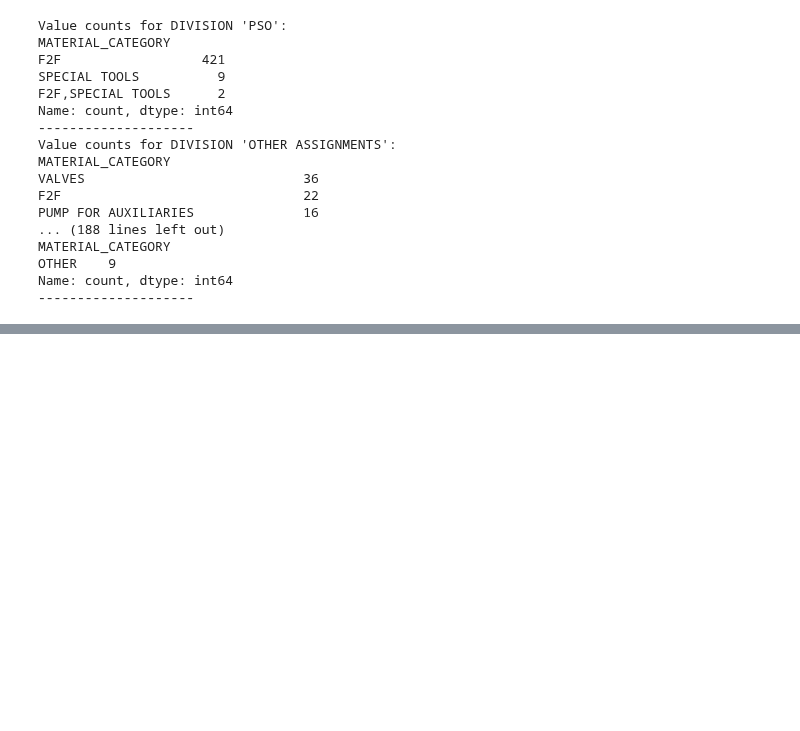
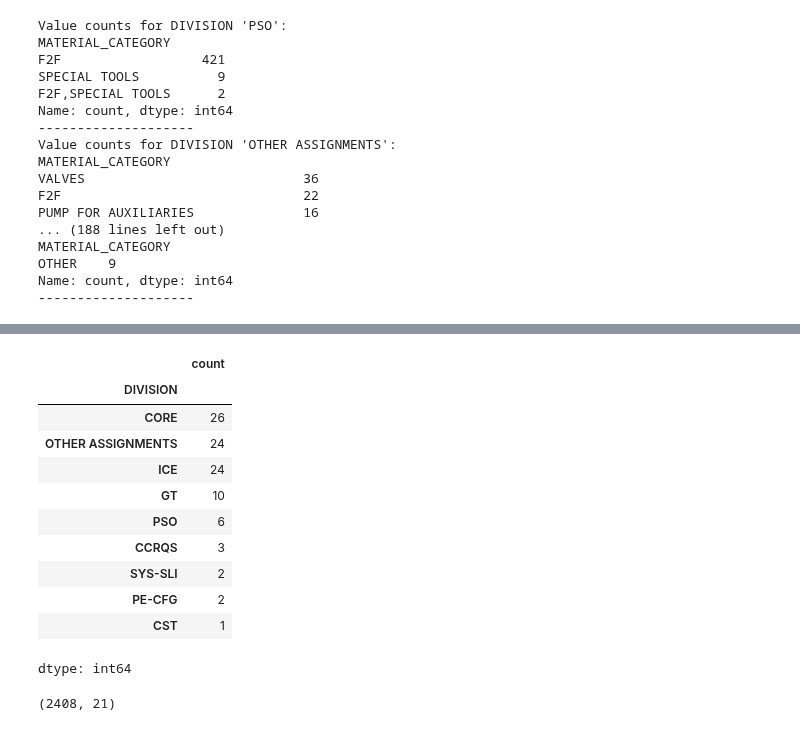
Before and after one commit to adnaksbhat/Colab_JupyterNotebooks, a Jupyter notebook: fresh_insights_analysis.ipynb, the cells around one changed output, grey strips where cells are left out. Cells and saved outputs as stored; diff of their text form; code cells hidden in the pictures; blank space fills up the shorter version.

```diff
--- a/fresh_insights_analysis.ipynb
+++ b/fresh_insights_analysis.ipynb
@@ -111,0 +132,15 @@ Name: count, dtype: int64
+# %%
+df_eng[(df_eng['CHANGE_CATEGORY']=="ADD COMPONENT") & (df_eng['Train Composition']=="LM9000+GB+BCL903+BCL906")]['DIVISION'].value_counts()
+# %% [output]
+|  | count |
+| DIVISION |  |
+| CORE | 26 |
+| OTHER ASSIGNMENTS | 24 |
+| ICE | 24 |
+| GT | 10 |
+| PSO | 6 |
+| CCRQS | 3 |
+| SYS-SLI | 2 |
+| PE-CFG | 2 |
+| CST | 1 |
+dtype: int64
@@ -111,0 +152,4 @@ Name: count, dtype: int64
+# %%
+df_eng2.shape
+# %% [output]
+(2408, 21)
```
Also changed, not shown: parts of 21 cells of this notebook.
